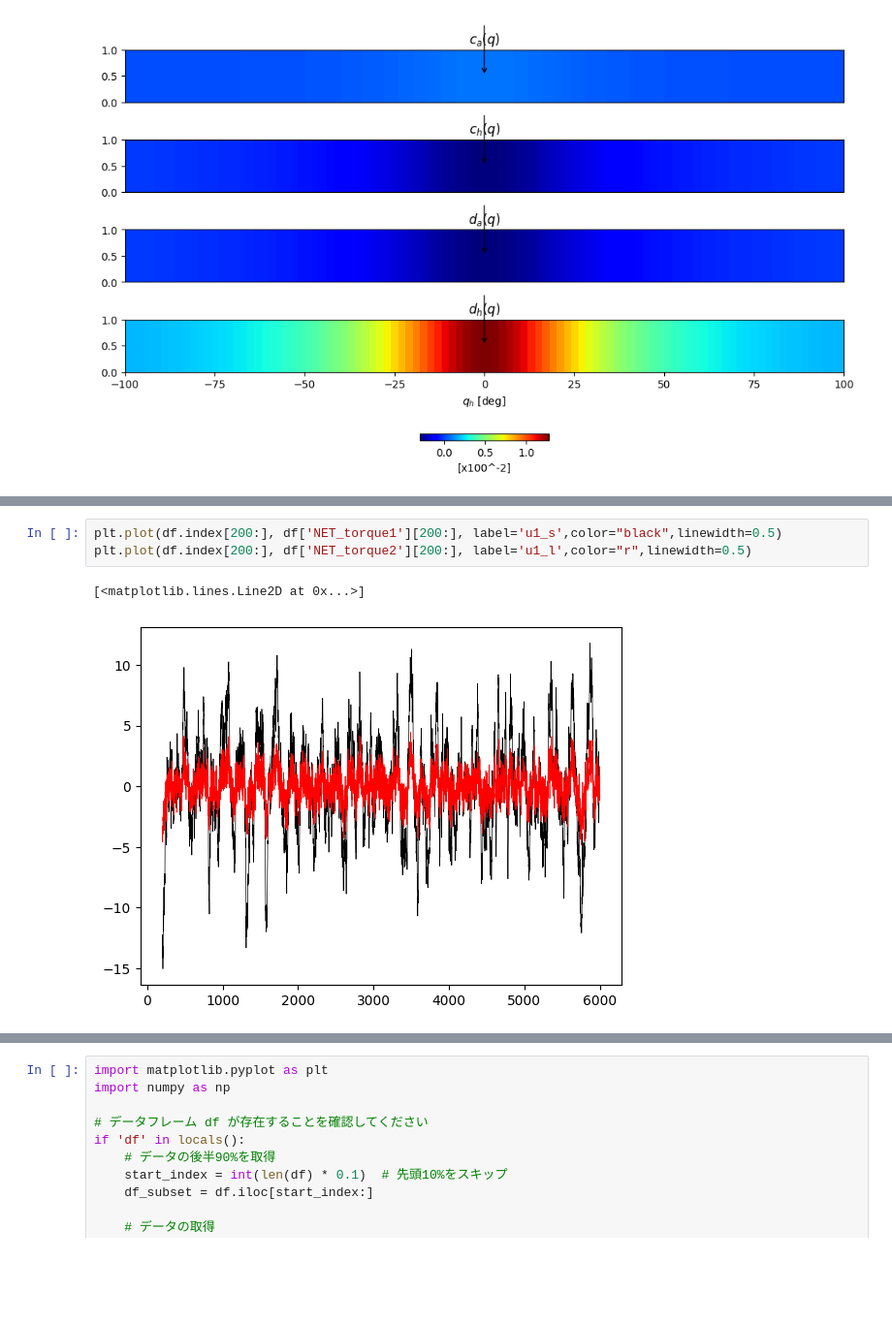
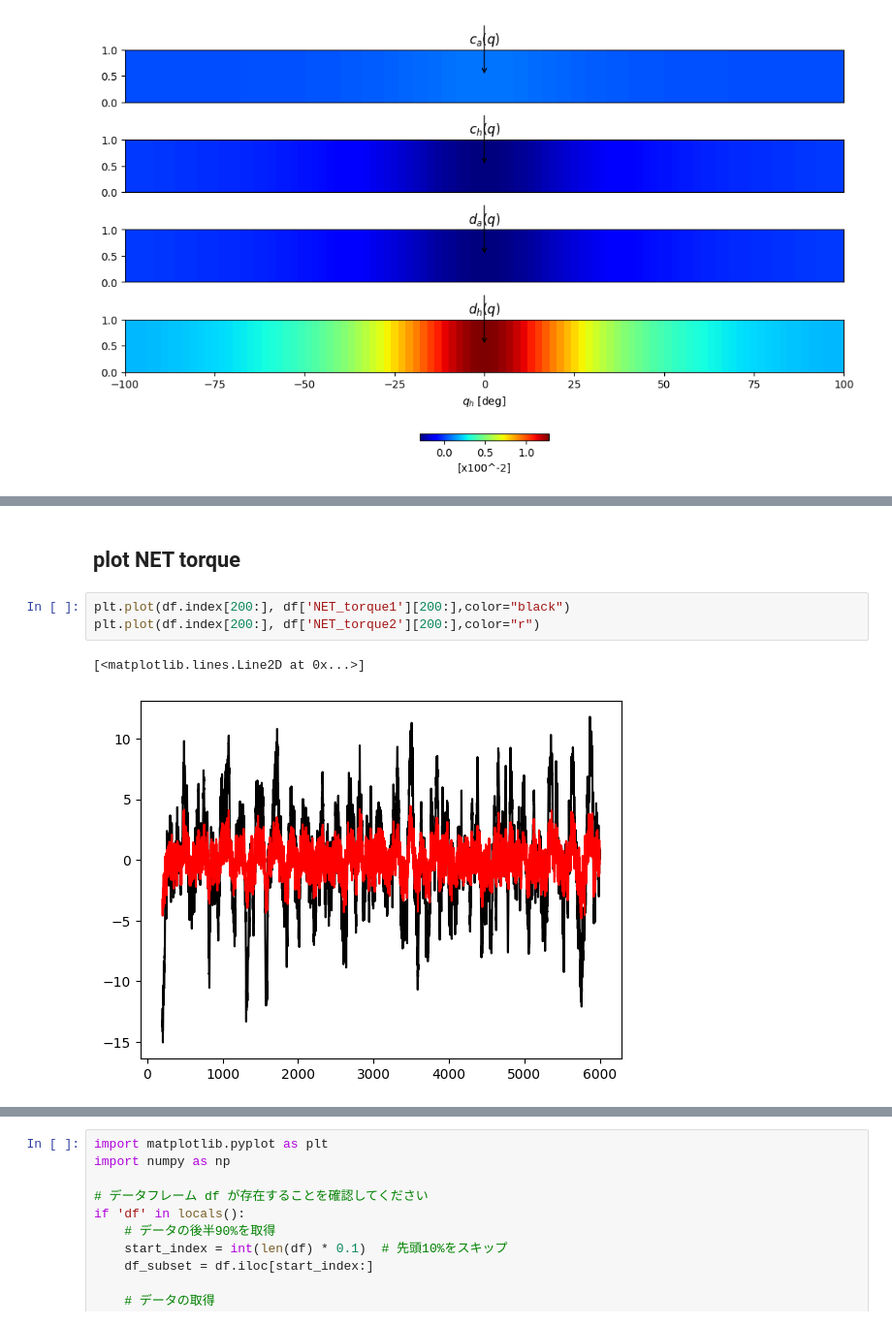
Before and after one commit to dalmatian-jp/MPC_donuts, a Jupyter notebook: data_analing.ipynb, the cells around one changed output, grey strips where cells are left out. Shown at 97% size. Cells and saved outputs as stored; diff of their text form; blank space fills up the shorter version.

```diff
--- a/data_analing.ipynb
+++ b/data_analing.ipynb
@@ -371,6 +517,8 @@ df['ddq_Gh2'] = df_ddq_Gh['ddq_Gh2']
+# %% [markdown]
+## plot NET torque
 # %%
-plt.plot(df.index[200:], df['NET_torque1'][200:], label='u1_s',color="black",linewidth=0.5)
-plt.plot(df.index[200:], df['NET_torque2'][200:], label='u1_l',color="r",linewidth=0.5)
+plt.plot(df.index[200:], df['NET_torque1'][200:],color="black")
+plt.plot(df.index[200:], df['NET_torque2'][200:],color="r")
 # %% [output]
 [<matplotlib.lines.Line2D at 0x...>]
-[figure, old version]
+[figure, new version]
```
Also changed, not shown: parts of 29 cells of this notebook, 1 other file.
